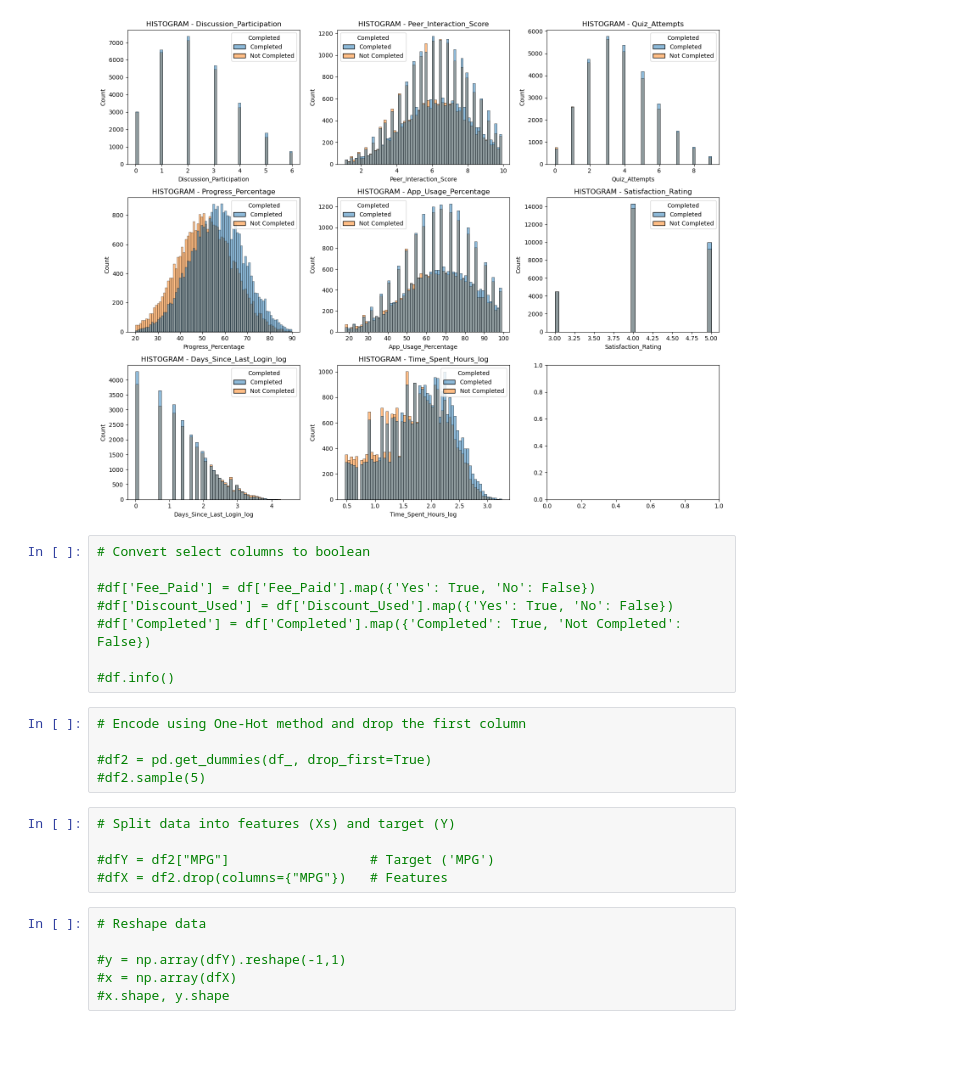
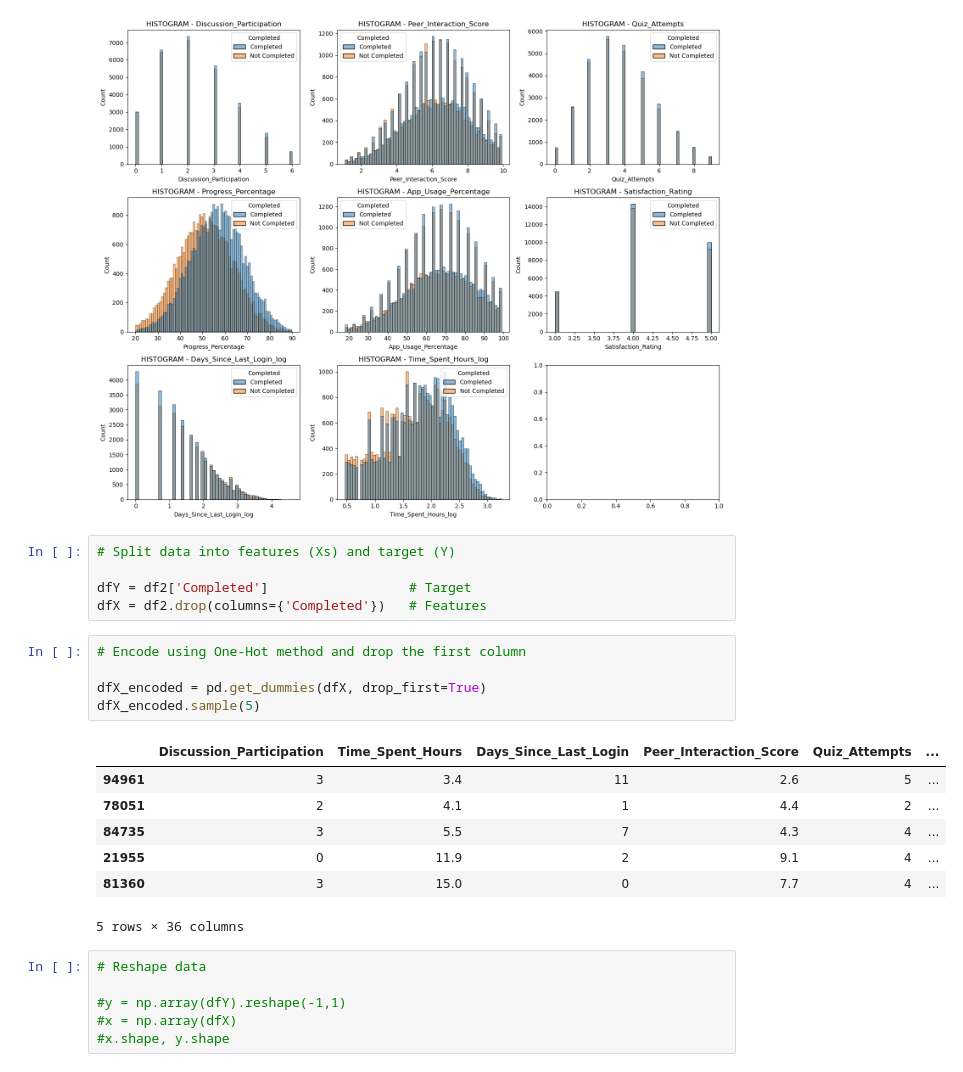
Before and after one commit to AkeemSemperDataScience/data3450-project-v1251-group_1, a Jupyter notebook: START_Project.ipynb, the cells around one changed output. Drawn from its saved outputs; the diff is of its cells as text; blank space fills up the shorter version.

Commit message:
Split & Encoded

```diff
--- a/START_Project.ipynb
+++ b/START_Project.ipynb
@@ -345,24 +345,24 @@ for i, column in enumerate(num_list):
 plt.show()
 # %% [output]
 [figure]
-# %%
-# Convert select columns to boolean
-
-#df['Fee_Paid'] = df['Fee_Paid'].map({'Yes': True, 'No': False})
-#df['Discount_Used'] = df['Discount_Used'].map({'Yes': True, 'No': False})
-#df['Completed'] = df['Completed'].map({'Completed': True, 'Not Completed': False})
-
-#df.info()
-# %%
-# Encode using One-Hot method and drop the first column
-
-#df2 = pd.get_dummies(df_, drop_first=True)
-#df2.sample(5)
 # %%
 # Split data into features (Xs) and target (Y)
 
-#dfY = df2["MPG"]                  # Target ('MPG')
-#dfX = df2.drop(columns={"MPG"})   # Features
+dfY = df2['Completed']                  # Target
+dfX = df2.drop(columns={'Completed'})   # Features
+# %%
+# Encode using One-Hot method and drop the first column
+
+dfX_encoded = pd.get_dummies(dfX, drop_first=True)
+dfX_encoded.sample(5)
+# %% [output]
+|  | Discussion_Participation | Time_Spent_Hours | Days_Since_Last_Login | Peer_Interaction_Score | Quiz_Attempts | ... |
+| 94961 | 3 | 3.4 | 11 | 2.6 | 5 | ... |
+| 78051 | 2 | 4.1 | 1 | 4.4 | 2 | ... |
+| 84735 | 3 | 5.5 | 7 | 4.3 | 4 | ... |
+| 21955 | 0 | 11.9 | 2 | 9.1 | 4 | ... |
+| 81360 | 3 | 15.0 | 0 | 7.7 | 4 | ... |
+5 rows × 36 columns
 # %%
 # Reshape data
 
```
Also changed, not shown: parts of 1 cell of this notebook.
